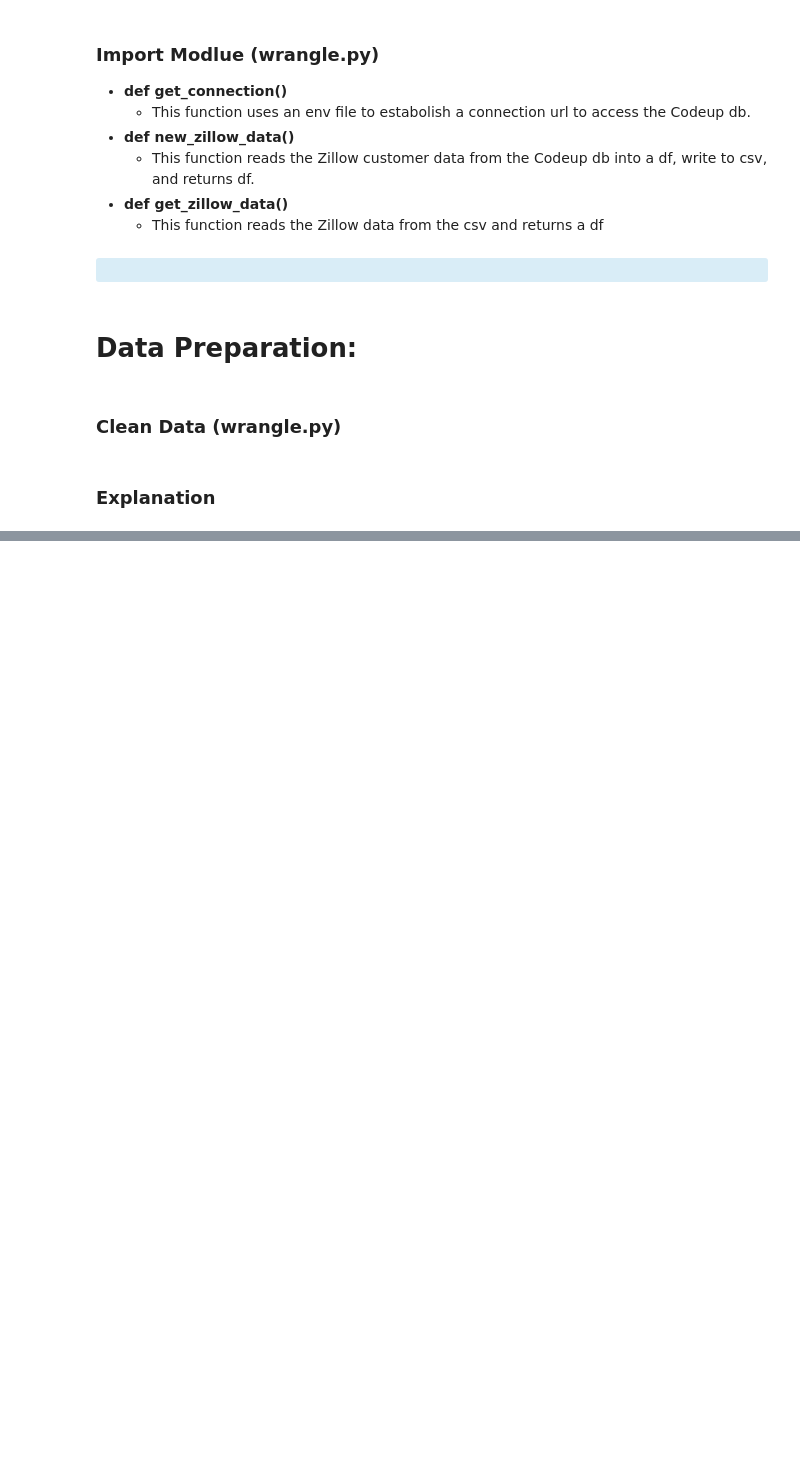
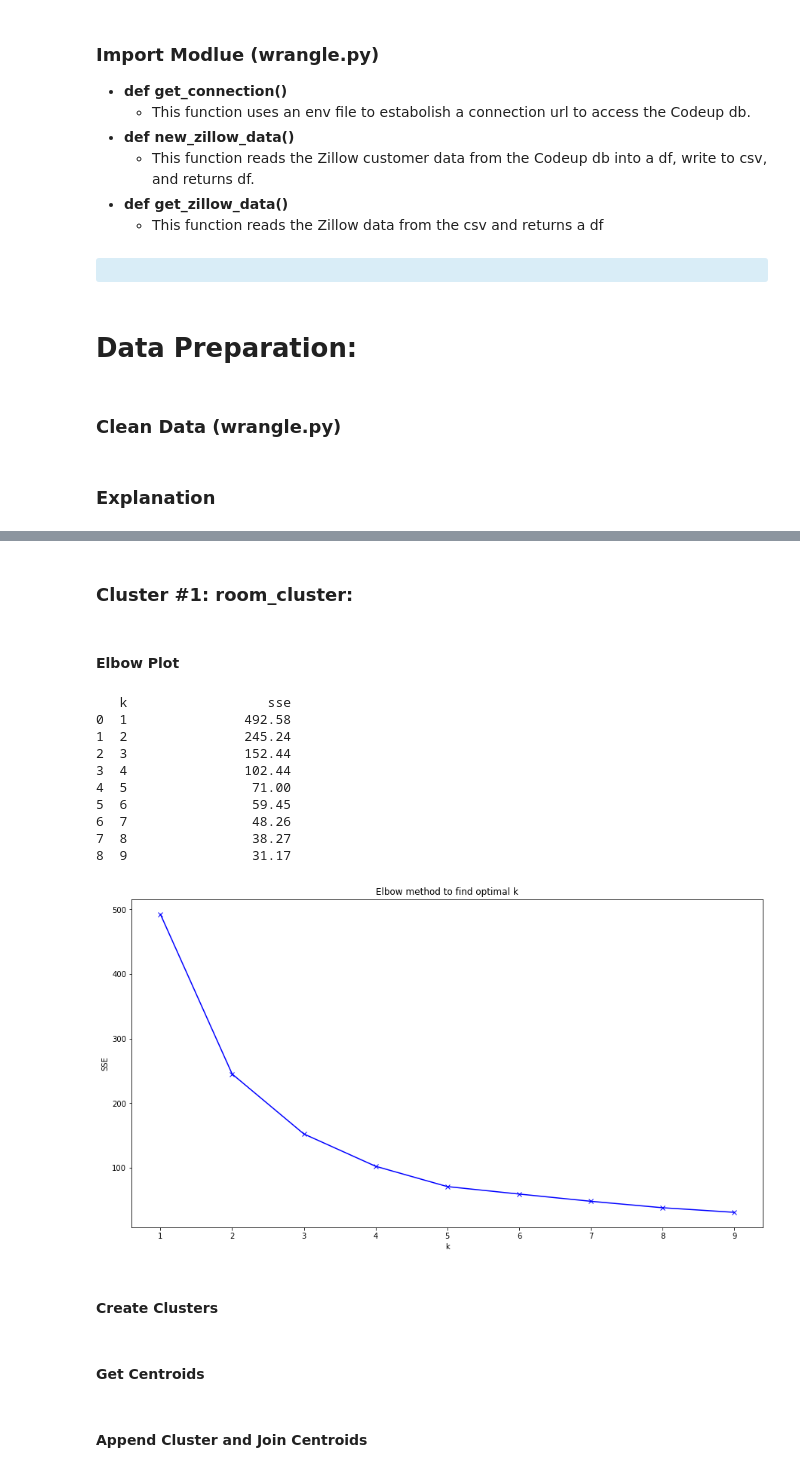
Before and after one commit to CSolitaire/zillow_cluster_project, a Jupyter notebook: final_notebook_clustering.ipynb, the cells around one changed output, grey strips where cells are left out. Cells and saved outputs as stored; diff of their text form; code cells hidden in the pictures; blank space fills up the shorter version.

```diff
--- a/final_notebook_clustering.ipynb
+++ b/final_notebook_clustering.ipynb
@@ -185,0 +329,21 @@ The function **county_df()** takes the cleaned data and breaks it in to three da
+# %% [markdown]
+### Cluster #1: room_cluster:
+# %% [markdown]
+#### Elbow Plot
+# %%
+cluster_vars = ['bathroomcnt', 'bed_bath_ratio', 'calculatedfinishedsquarefeet']
+explore.elbow_plot(X_train_scaled, cluster_vars)
+# %% [output]
+   k                  sse
+0  1               492.58
+1  2               245.24
+2  3               152.44
+3  4               102.44
+4  5                71.00
+5  6                59.45
+6  7                48.26
+7  8                38.27
+8  9                31.17
+[figure, added]
+# %% [markdown]
+#### Create Clusters
@@ -185,0 +354,2 @@ The function **county_df()** takes the cleaned data and breaks it in to three da
+# %% [markdown]
+#### Get Centroids
@@ -185,0 +358,2 @@ The function **county_df()** takes the cleaned data and breaks it in to three da
+# %% [markdown]
+#### Append Cluster and Join Centroids
```
Also changed, not shown: parts of 32 cells of this notebook, 1 other file.
